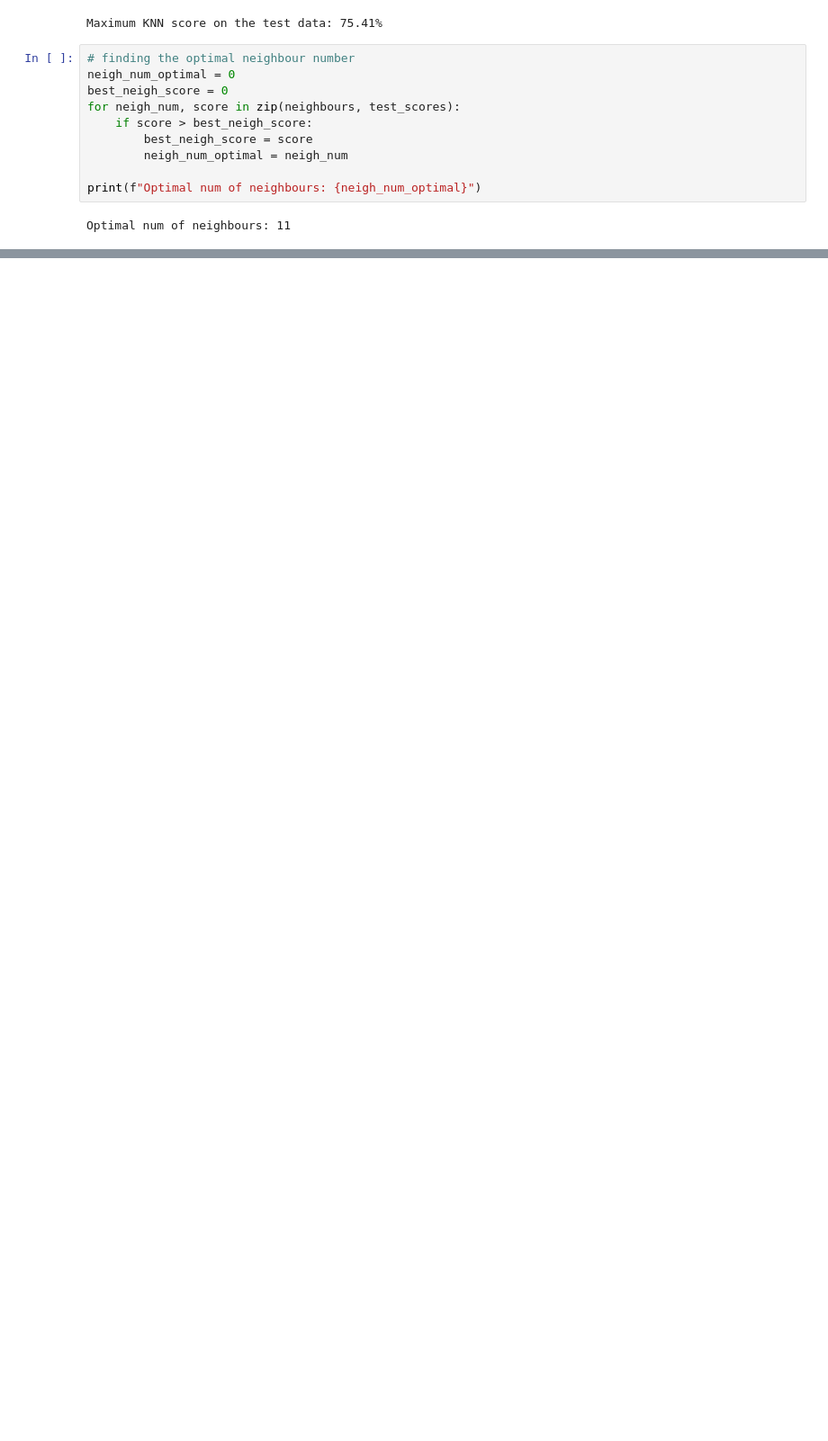
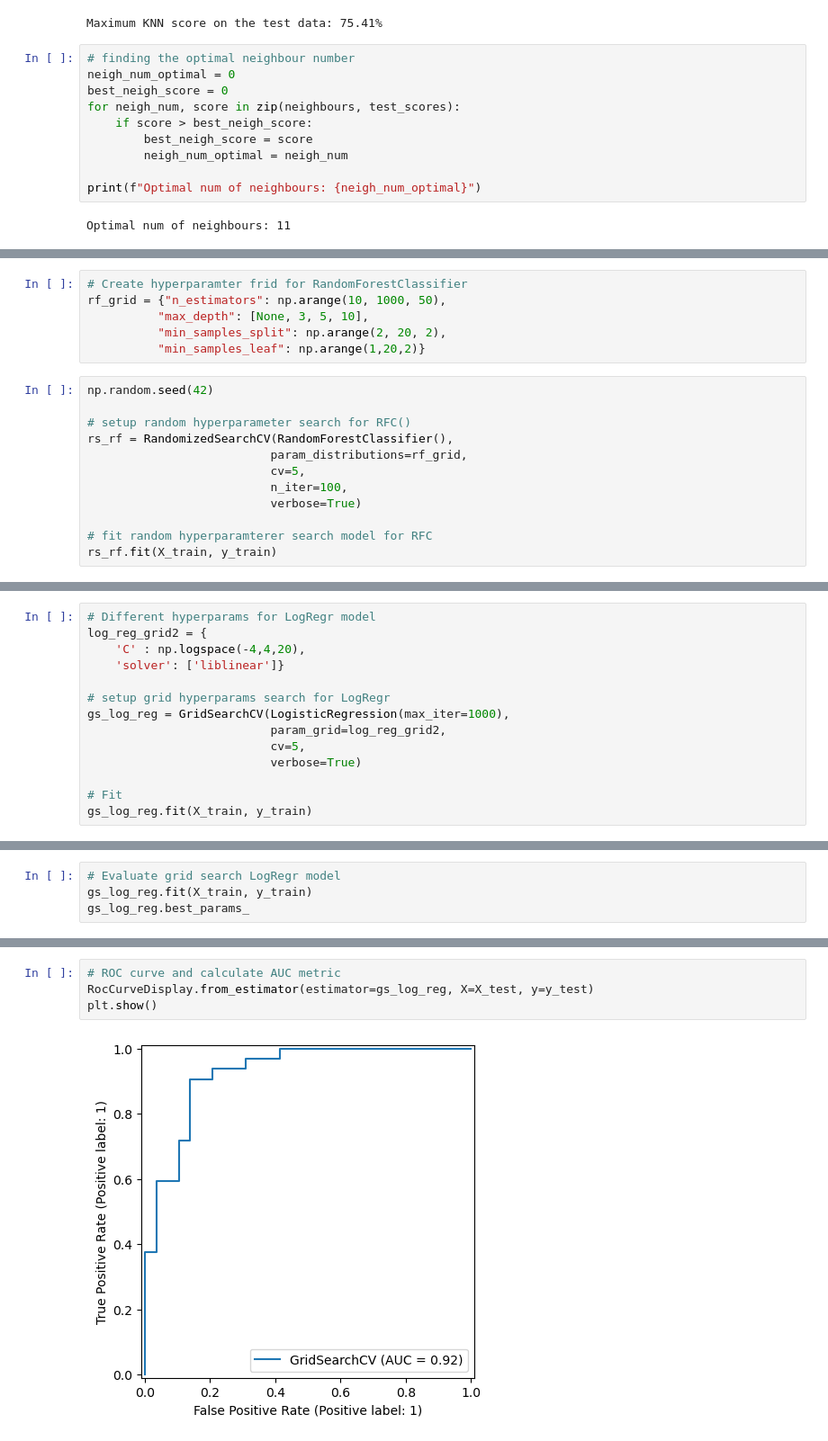
Before and after one commit to mathiasgreve/heartdisease-project, a Jupyter notebook: heart-disease-classification.ipynb, the cells around one changed output, grey strips where cells are left out. Shown at 90% size. Cells and saved outputs as stored; diff of their text form; blank space fills up the shorter version.

```diff
--- a/heart-disease-classification.ipynb
+++ b/heart-disease-classification.ipynb
@@ -420,0 +466,18 @@ Optimal num of neighbours: 11
+# %%
+# Create hyperparamter frid for RandomForestClassifier
+rf_grid = {"n_estimators": np.arange(10, 1000, 50),
+          "max_depth": [None, 3, 5, 10],
+          "min_samples_split": np.arange(2, 20, 2),
+          "min_samples_leaf": np.arange(1,20,2)}
+# %%
+np.random.seed(42)
+
+# setup random hyperparameter search for RFC()
+rs_rf = RandomizedSearchCV(RandomForestClassifier(),
+                          param_distributions=rf_grid,
+                          cv=5,
+                          n_iter=100,
+                          verbose=True)
+
+# fit random hyperparamterer search model for RFC
+rs_rf.fit(X_train, y_train)
@@ -420,0 +510,14 @@ Optimal num of neighbours: 11
+# %%
+# Different hyperparams for LogRegr model
+log_reg_grid2 = {
+    'C' : np.logspace(-4,4,20),
+    'solver': ['liblinear']}
+
+# setup grid hyperparams search for LogRegr
+gs_log_reg = GridSearchCV(LogisticRegression(max_iter=1000),
+                          param_grid=log_reg_grid2,
+                          cv=5,
+                          verbose=True)
+
+# Fit
+gs_log_reg.fit(X_train, y_train)
@@ -420,0 +536,4 @@ Optimal num of neighbours: 11
+# %%
+# Evaluate grid search LogRegr model
+gs_log_reg.fit(X_train, y_train)
+gs_log_reg.best_params_
@@ -420,0 +564,6 @@ Optimal num of neighbours: 11
+# %%
+# ROC curve and calculate AUC metric
+RocCurveDisplay.from_estimator(estimator=gs_log_reg, X=X_test, y=y_test)
+plt.show()
+# %% [output]
+[figure, added]
```
Also changed, not shown: parts of 38 cells of this notebook, 1 other file.
